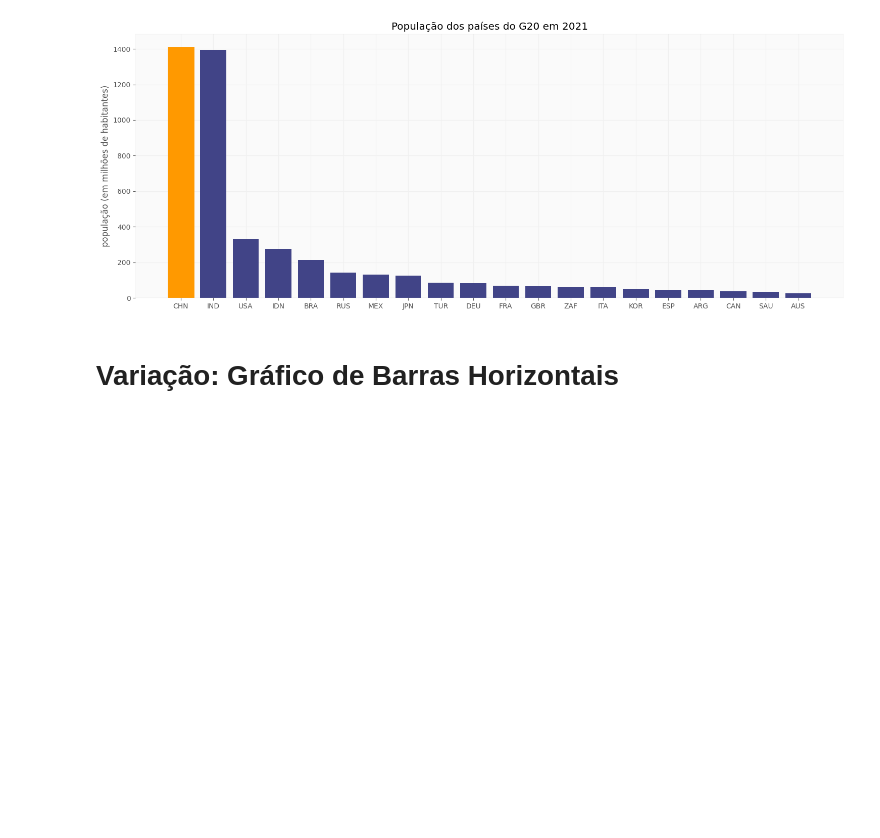
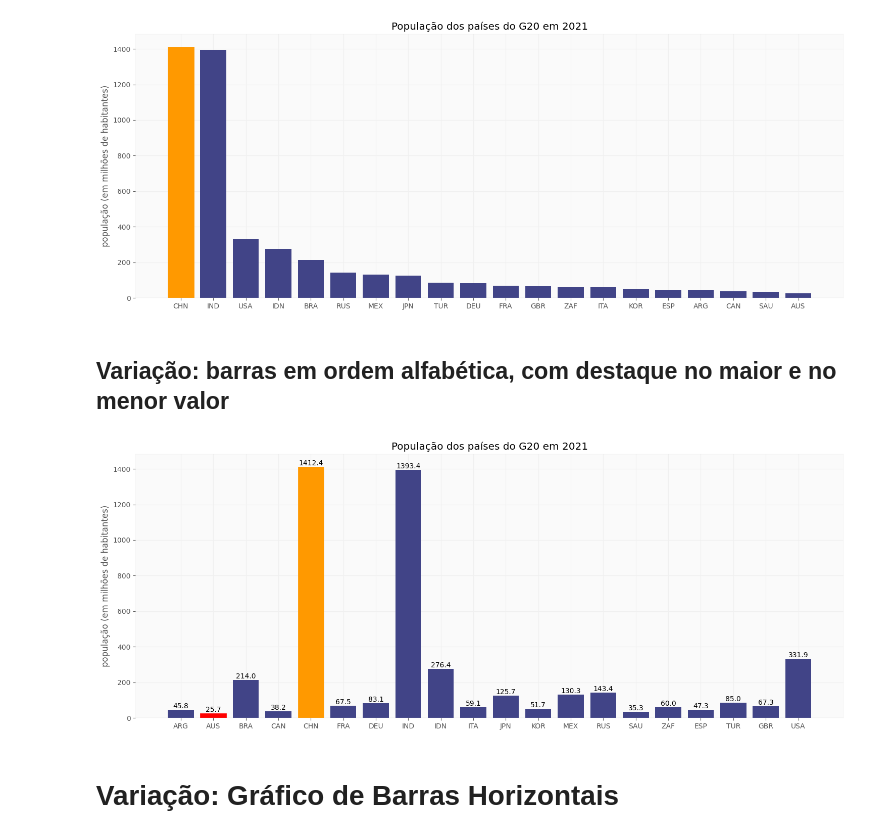
Before and after one commit to marciomocellin/ciencia-de-dados-e-analytics, a Jupyter notebook: visualizacao-de-informacao/VisInfo_video03_aula02_grafico_barras.ipynb, the cells around one changed output. Cells and saved outputs as stored; diff of their text form; code cells hidden in the pictures; blank space fills up the shorter version.

Commit message:
barras ordenadas alfabeticamente com destaque nos valores maior e menor

```diff
--- a/visualizacao-de-informacao/VisInfo_video03_aula02_grafico_barras.ipynb
+++ b/visualizacao-de-informacao/VisInfo_video03_aula02_grafico_barras.ipynb
@@ -464,6 +464,47 @@ plt.savefig(figdir + "barras-valor-destaque.png", dpi = 150, format = "png")
 plt.show()
 # %% [output]
 [figure]
+# %% [markdown]
+## Variação: barras em ordem alfabética, com destaque no maior e no menor valor
+# %%
+# Prepara a figura (fig) e a área do gráfico (ax) com largura 15 e altura 6 (em polegadas)
+fig, ax = plt.subplots(figsize = (15, 6))
+
+
+# Plota o gráfico de barras
+b1 = ax.bar(x = pop2021['Country Code'], height = pop2021['Value']/1e6, color = corDefault)
+
+# Colore a barra com o maior valor
+
+indiceMaior = b1.datavalues.argmax() # obtém o índice do maior valor
+b1[indiceMaior].set_color("#ff9900")
+indiceMenor = b1.datavalues.argmin() # obtém o índice do menor valor
+b1[indiceMenor].set_color("#ff0000") # colore a barra com o menor valor de vermelho
+
+# Acrescenta os valores sobre as barras
+ax.bar_label(ax.containers[0], fmt="%.1f") # formatação do número com uma casa decimal
+
+# Acrescenta um título ao gráfico
+plt.title('População dos países do G20 em 2021')
+
+# Define os rótulos dos eixos
+# plt.xlabel('país') # como já está no título, não é necessário
+plt.ylabel('população (em milhões de habitantes)') # é importante esclarecer a unidade e a ordem de grandeza
+
+# Ajusta as margens do gráfico (para eliminar margens desnecessárias)
+plt.tight_layout()
+
+# Armazena o gráfico (em diferentes formatos):
+# - formatos vetoriais (NÃO perdem resolução quando redimensionados)
+plt.savefig(figdir + "barras-alfa.pdf")
+plt.savefig(figdir + "barras-alfa.svg")
+# - formato rasterizado (perde resolução quando redimensionado)
+plt.savefig(figdir + "barras-alfa.png", dpi = 150, format = "png")
+
+# Exibe o gráfico
+plt.show()
+# %% [output]
+[figure, added]
 # %% [markdown]
 # Variação: Gráfico de Barras Horizontais
 # %%
```
Also changed, not shown: parts of 1 cell of this notebook, 14 other files.
